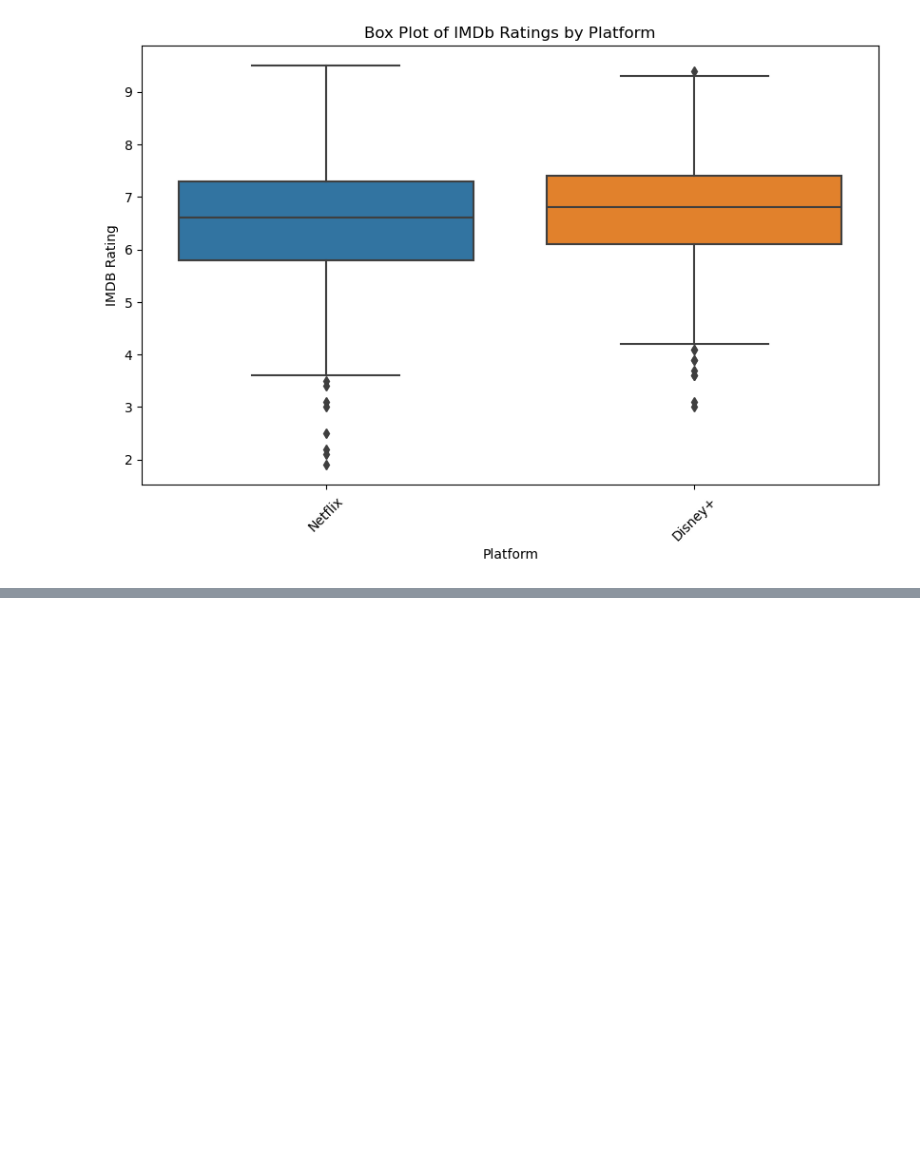
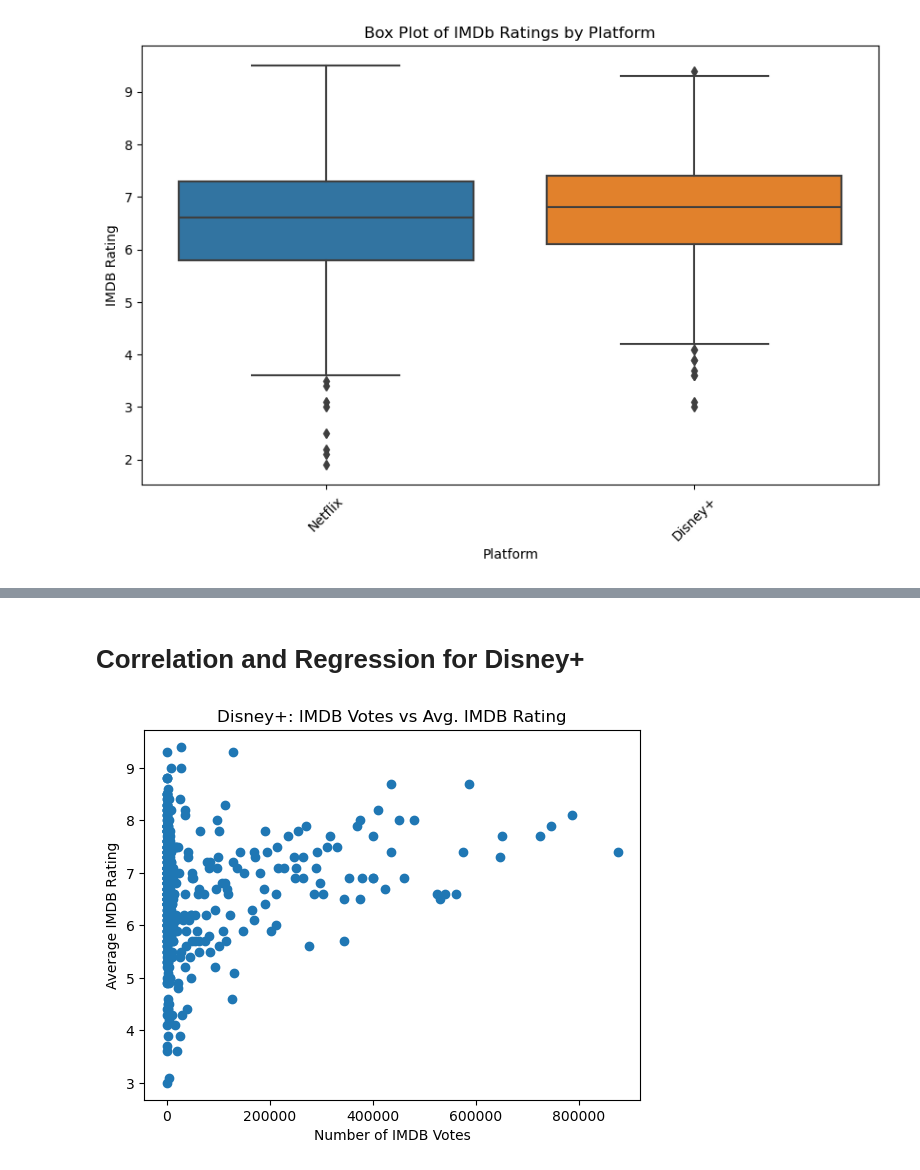
Before and after one commit to gfoley15/netflixandchill, a Jupyter notebook: notebook/netflixandchill.ipynb, the cells around one changed output, grey strips where cells are left out. Saved outputs shown, nothing was run; the diff lists cells and outputs as text; code cells hidden in the pictures; blank space fills up the shorter version.

```diff
--- a/notebook/netflixandchill.ipynb
+++ b/notebook/netflixandchill.ipynb
@@ -539,0 +619,14 @@ plt.show()
+# %% [markdown]
+# Correlation and Regression for Disney+
+# %%
+# Generate a scatter plot of IMDB votes vs. the average rating for Disney+
+disney_data= new_combined_df.loc[new_combined_df['platform']=='Disney+'].groupby('imdb_id')
+disney_avg_imdb_rating = disney_data['imdb_rating'].mean()
+disney_imdb_vote = disney_data["imdb_votes"].unique()
+plt.scatter(disney_imdb_vote, disney_avg_imdb_rating)
+plt.xlabel("Number of IMDB Votes")
+plt.ylabel("Average IMDB Rating")
+plt.title("Disney+: IMDB Votes vs Avg. IMDB Rating")
+plt.show()
+# %% [output]
+[figure, added]
```
Also changed, not shown: parts of 16 cells of this notebook, 2 other files.
